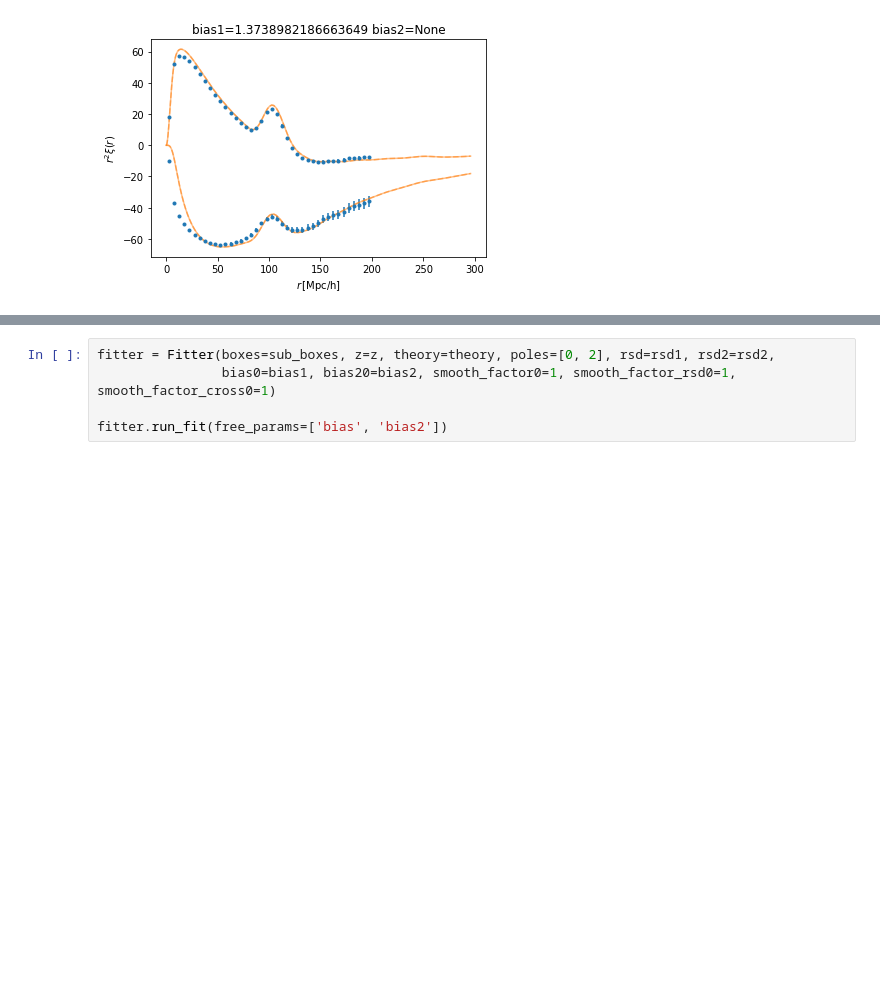
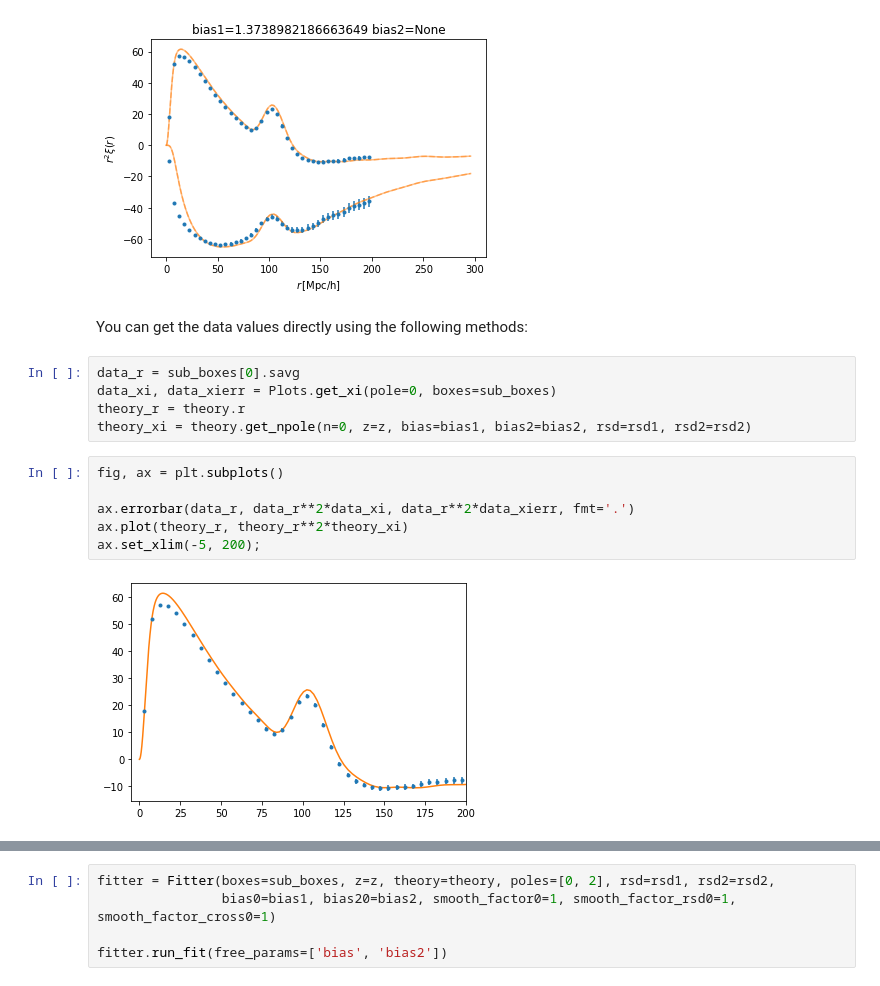
Before and after one commit to cramirezpe/modules-corrf-analysis, a Jupyter notebook: Examples/tutorial_10_boxes_analysis.ipynb, the cells around one changed output, grey strips where cells are left out. Saved outputs shown, nothing was run; the diff lists cells and outputs as text; blank space fills up the shorter version.

Commit message:
10 boxes is tutorial

```diff
--- a/Examples/10_boxes_analysis.ipynb
+++ b/Examples/tutorial_10_boxes_analysis.ipynb
@@ -107,3 +119,18 @@ Plots.plot_theory(pole, z=z, theory=theory, ax=ax, bias=bias1, bias2=bias2, rsd=
 ax.set_title(f'bias1={bias1} bias2={bias2}');
 # %% [output]
 [figure]
+# %% [markdown]
+You can get the data values directly using the following methods:
+# %%
+data_r = sub_boxes[0].savg
+data_xi, data_xierr = Plots.get_xi(pole=0, boxes=sub_boxes)
+theory_r = theory.r
+theory_xi = theory.get_npole(n=0, z=z, bias=bias1, bias2=bias2, rsd=rsd1, rsd2=rsd2)
+# %%
+fig, ax = plt.subplots()
+
+ax.errorbar(data_r, data_r**2*data_xi, data_r**2*data_xierr, fmt='.')
+ax.plot(theory_r, theory_r**2*theory_xi)
+ax.set_xlim(-5, 200);
+# %% [output]
+[figure, added]
```
Also changed, not shown: parts of 11 cells of this notebook.
